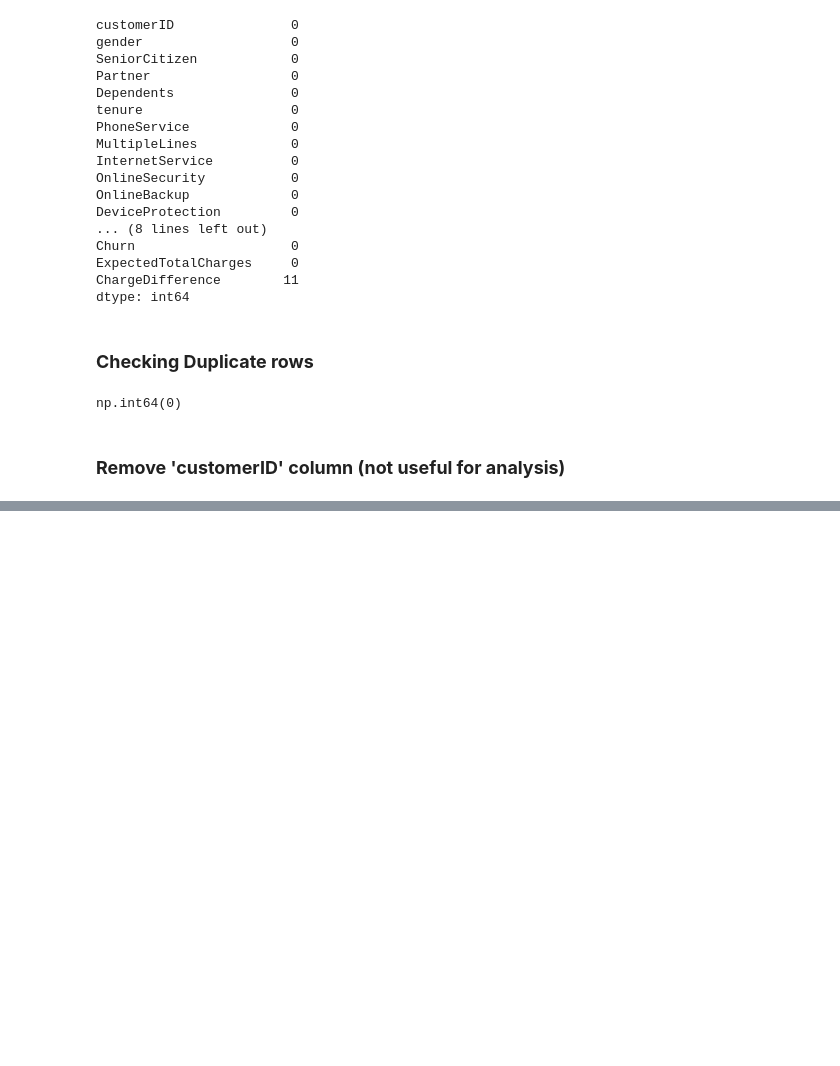
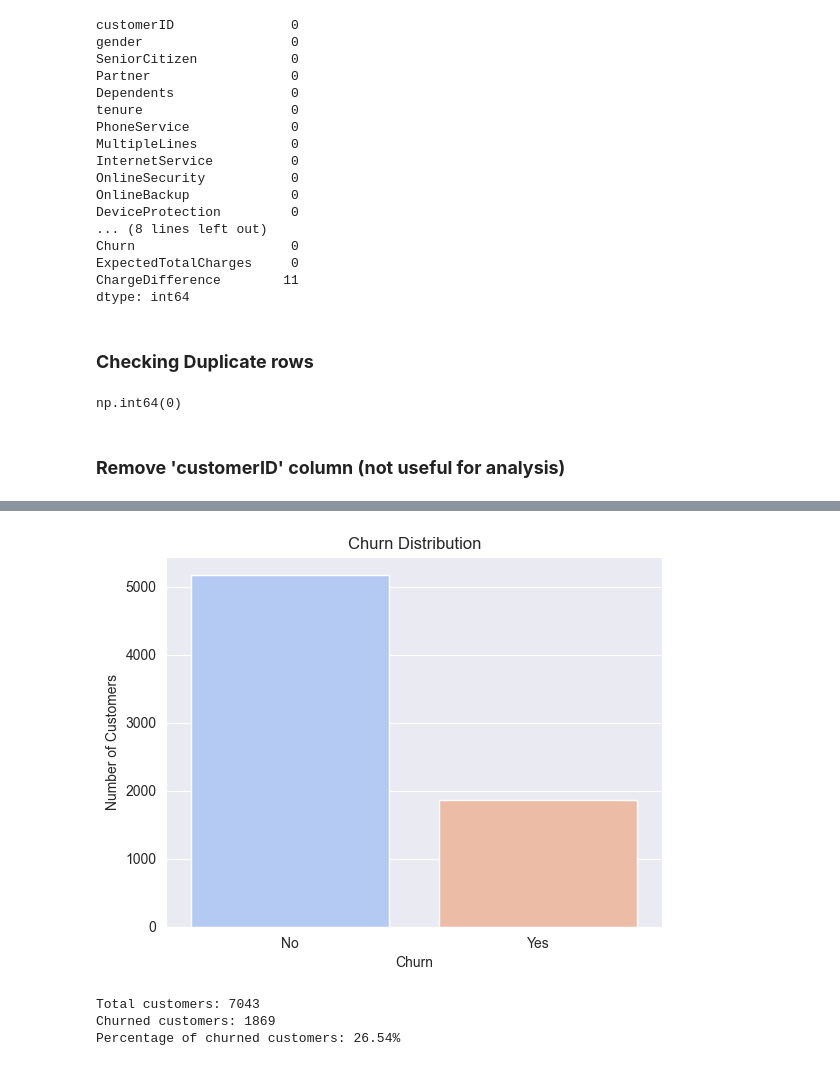
Before and after one commit to Guddies92/assignment-module3, a Jupyter notebook: EDA.ipynb, the cells around one changed output, grey strips where cells are left out. Cells and saved outputs as stored; diff of their text form; code cells hidden in the pictures; blank space fills up the shorter version.

```diff
--- a/EDA.ipynb
+++ b/EDA.ipynb
@@ -269,0 +273,17 @@ df.drop(columns=["customerID"], inplace=True)
+# %%
+sns.countplot(data=df, x="Churn", hue="Churn", palette="coolwarm")
+plt.ylabel("Number of Customers")
+plt.title("Churn Distribution")
+plt.show()
+# %% [output]
+[figure, added]
+# %%
+total_customers = df.shape[0]
+churned_customers = df[df["Churn"] == "Yes"].shape[0]
+print(f"Total customers: {total_customers}")
+print(f"Churned customers: {churned_customers}")
+print(f"Percentage of churned customers: {churned_customers / total_customers * 100:.2f}%")
+# %% [output]
+Total customers: 7043
+Churned customers: 1869
+Percentage of churned customers: 26.54%
```
Also changed, not shown: parts of 24 cells of this notebook.
